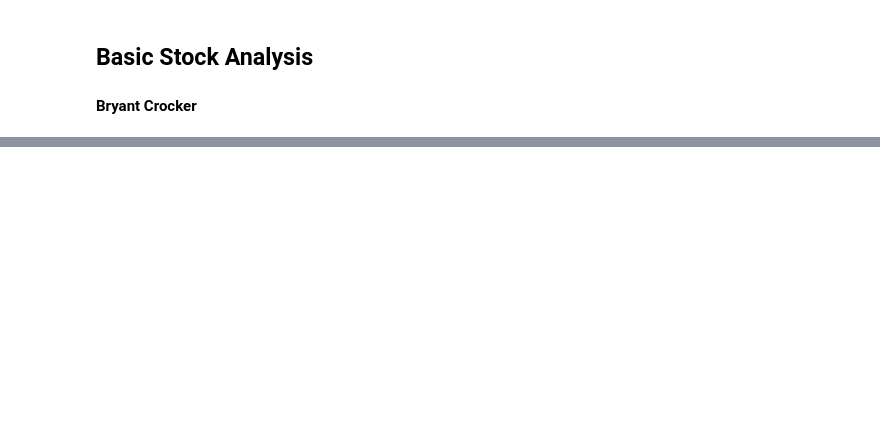
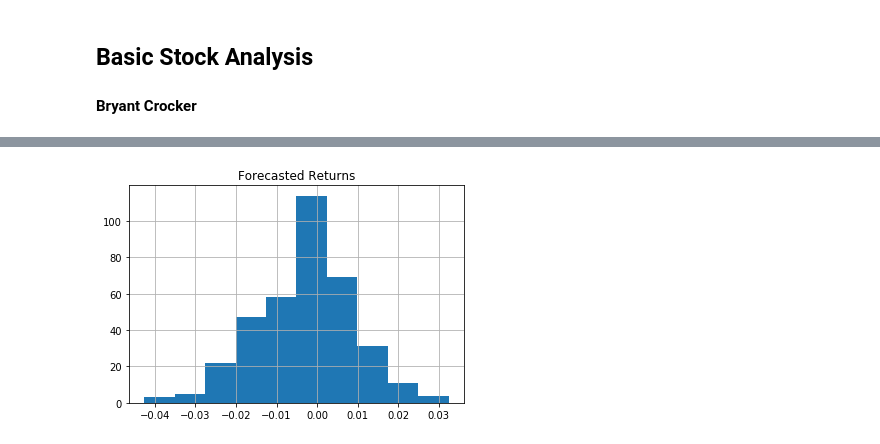
Before and after one commit to crocker456/stocks-, a Jupyter notebook: Basic Stock Analysis .ipynb, the cells around one changed output, grey strips where cells are left out. Saved outputs shown, nothing was run; the diff lists cells and outputs as text; code cells hidden in the pictures; blank space fills up the shorter version.

```diff
--- a/Basic Stock Analysis .ipynb
+++ b/Basic Stock Analysis .ipynb
@@ -50,0 +68,15 @@ plt.show()
+# %%
+UnderArmor = prices['uaa']
+# %%
+UnderArmor = pd.DataFrame(UnderArmor).reset_index().rename(columns={"Date": "ds", "uaa": "y"})
+# %%
+from fbprophet import Prophet
+
+m = Prophet()
+m.fit(UnderArmor)
+# Python
+future = m.make_future_dataframe(periods=365)
+future.tail()
+# Python
+forecast = m.predict(future)
+forecast[['ds', 'yhat', 'yhat_lower', 'yhat_upper']].tail()
@@ -50,0 +91,8 @@ plt.show()
+# %%
+today = pd.to_datetime('today')
+UnderArmorf = forecast[forecast.ds > today]
+UnderArmorf['yhat'].to_returns().hist()
+plt.title("Forecasted Returns")
+plt.show()
+# %% [output]
+[figure, added]
```
Also changed, not shown: parts of 33 cells of this notebook, 4 other files.
